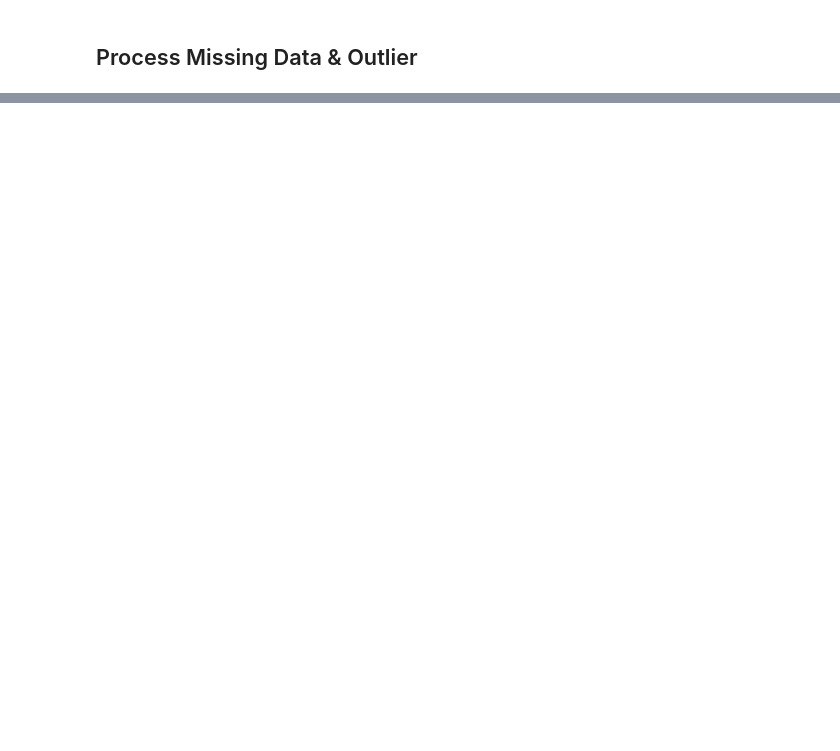
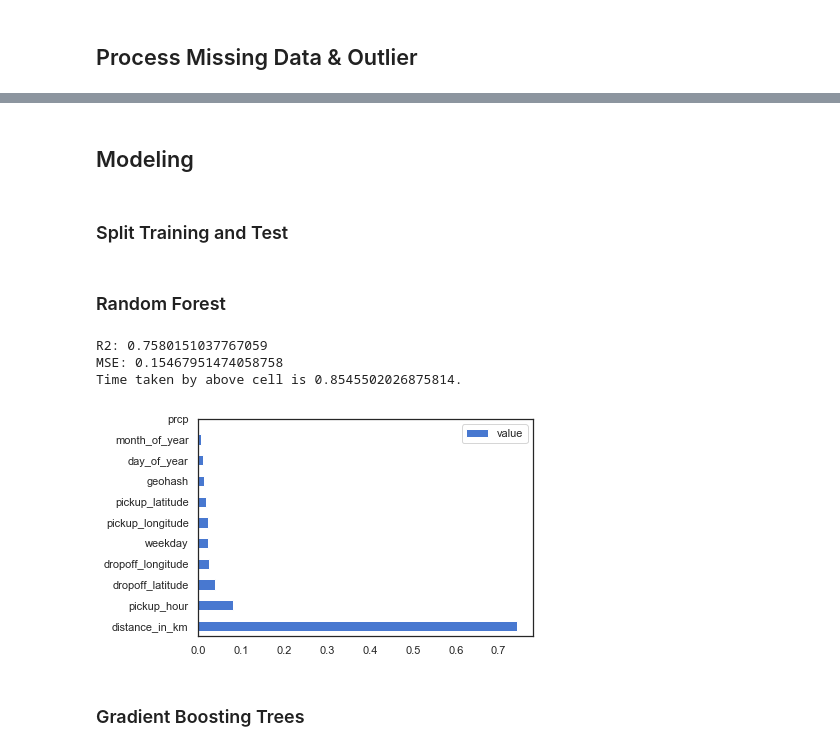
Before and after one commit to Jay4869/NYC-Taxi-FHV-Project, a Jupyter notebook: sample of project.ipynb, the cells around one changed output, grey strips where cells are left out. Cells and saved outputs as stored; diff of their text form; code cells hidden in the pictures; blank space fills up the shorter version.

```diff
--- a/sample of project.ipynb
+++ b/sample of project.ipynb
@@ -340,0 +296,14 @@ plotly.tools.set_credentials_file(username='zxf71699', api_key='BkltlyEFcOkOAgCS
+# %% [markdown]
+## Modeling
+# %% [markdown]
+### Split Training and Test
+# %%
+from sklearn.model_selection import train_test_split
+selected_features = ['month_of_year', 'day_of_year',
+       'pickup_hour', 'pickup_longitude', 'pickup_latitude', 'dropoff_longitude', 'geohash',
+       'dropoff_latitude', 'passenger_count', 'prcp', 'sndp', 'fog', 'weekday', 'holiday', 'distance_in_km']
+
+x = df1[selected_features]
+y = np.log(df1['travel_time'])
+
+x_train, x_test, y_train, y_test = train_test_split(x, y, test_size=0.2, random_state=0)
@@ -340,0 +316,45 @@ plotly.tools.set_credentials_file(username='zxf71699', api_key='BkltlyEFcOkOAgCS
+# %% [markdown]
+### Random Forest
+# %%
+from sklearn.metrics import mean_squared_error
+from sklearn.ensemble import RandomForestRegressor
+
+start = time.time()
+
+parameters = {'n_estimators': 300,
+             'max_features': 'auto',
+             #'criterion': 'gini',
+              'max_depth': 15,
+             # 'min_samples_split': 2,
+            #'min_samples_leaf': 10,
+              'random_state': 123,
+              'n_jobs': -1
+              }
+
+rf = RandomForestRegressor(**parameters)
+
+# Fit a model by providing X and y from training set
+rf.fit(x_train, y_train)
+
+print("R2:", round(rf.score(x_test,y_test)3))
+print("MSE:", round(mean_squared_error(y_test, rf.predict(x_test)),3))
+end = time.time()
+print("Time taken by above cell is {}.".format((end-start)/60))
+# %% [output]
+R2: 0.7580151037767059
+MSE: 0.15467951474058758
+Time taken by above cell is 0.8545502026875814.
+# %%
+features = pd.DataFrame(list(zip(selected_features, rf.feature_importances_))).sort_values(by=[1], ascending=False)
+features.columns = ['feature', 'value']
+features.head(10)
+
+ax = features.iloc[0:10].plot.barh()
+t = np.arange(11)
+ax.set_yticks(t)
+ax.set_yticklabels(features['feature'])
+plt.show()
+# %% [output]
+[figure, added]
+# %% [markdown]
+### Gradient Boosting Trees
```
Also changed, not shown: parts of 57 cells of this notebook.
